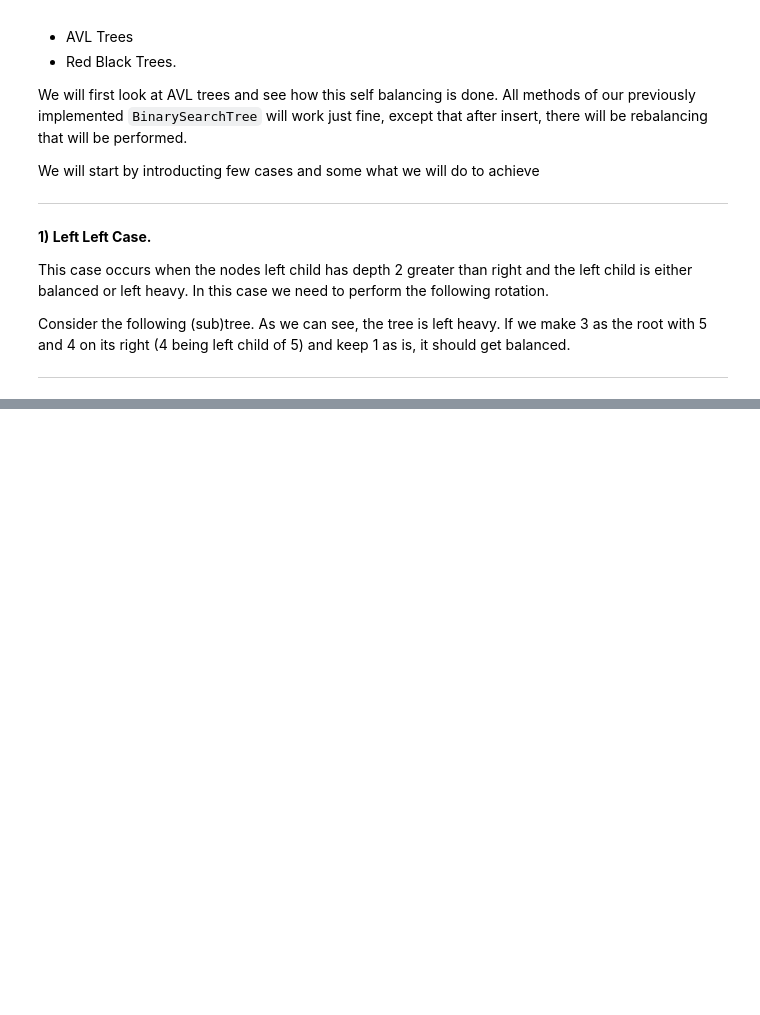
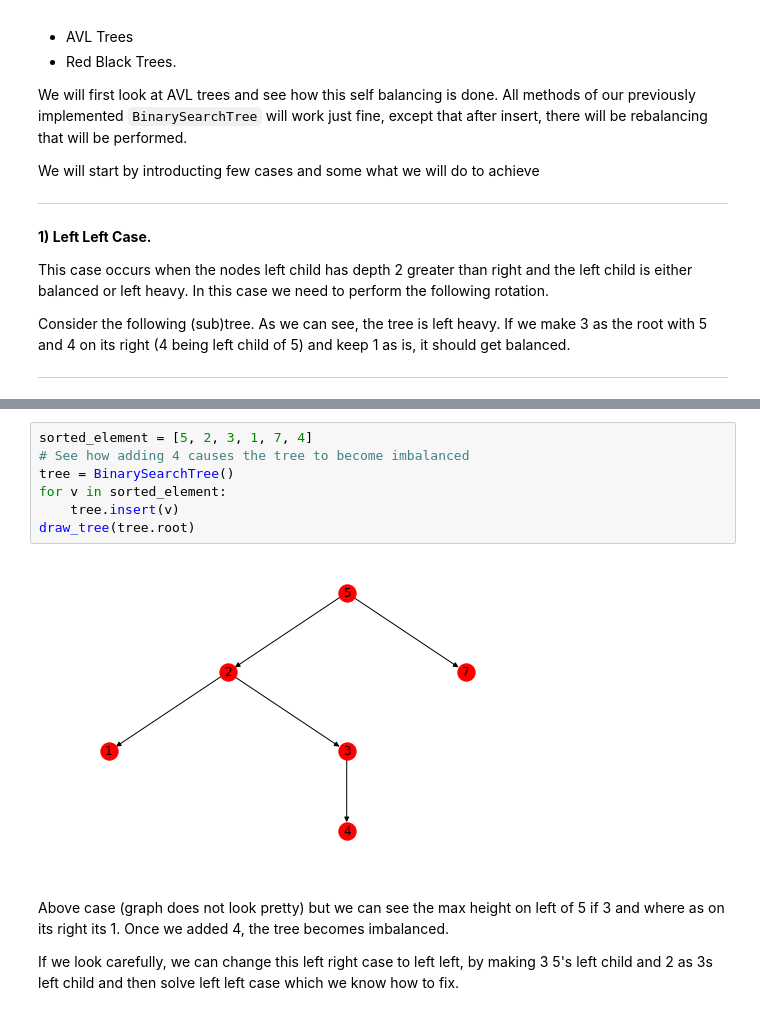
Before and after one commit to amolnayak311/algorithms-illuminated, a Jupyter notebook: Part 2, Graph Algorithms and Data Structures/11. Search Trees.ipynb, the cells around one changed output, grey strips where cells are left out. Drawn from its saved outputs; the diff is of its cells as text; blank space fills up the shorter version.

```diff
--- a/Part 2, Graph Algorithms and Data Structures/11. Search Trees.ipynb
+++ b/Part 2, Graph Algorithms and Data Structures/11. Search Trees.ipynb
@@ -629,0 +632,13 @@ draw_tree(new_root)
+# %%
+sorted_element = [5, 2, 3, 1, 7, 4]
+# See how adding 4 causes the tree to become imbalanced
+tree = BinarySearchTree()
+for v in sorted_element:
+    tree.insert(v)
+draw_tree(tree.root)
+# %% [output]
+[figure, added]
+# %% [markdown]
+Above case (graph does not look pretty)  but we can see the max height on left of 5 if 3 and where as on its right its 1. Once we added 4, the tree becomes imbalanced.
+
+If we look carefully, we can change this left right case to left left, by making 3 5's left child and 2 as 3s left child and then solve left left case which we know how to fix.
```
Also changed, not shown: parts of 9 cells of this notebook.
